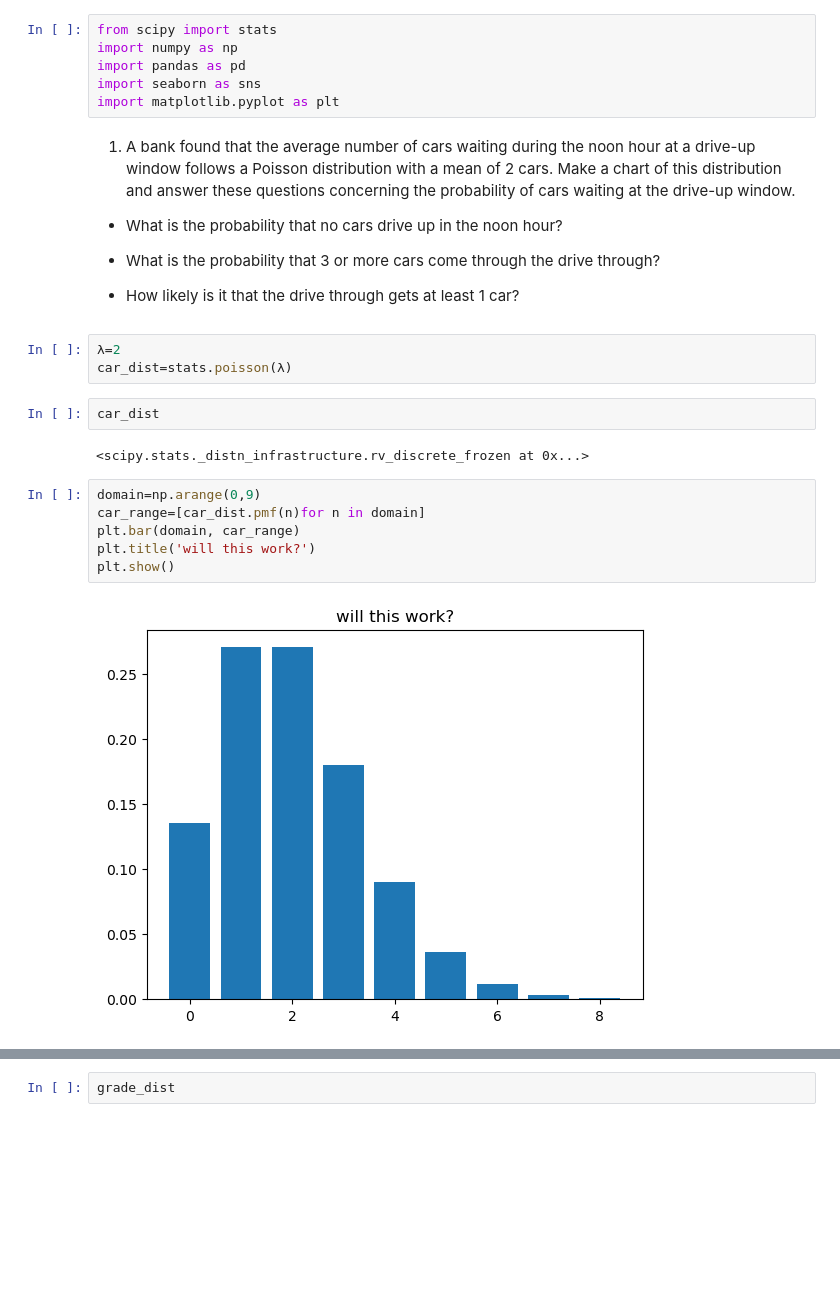
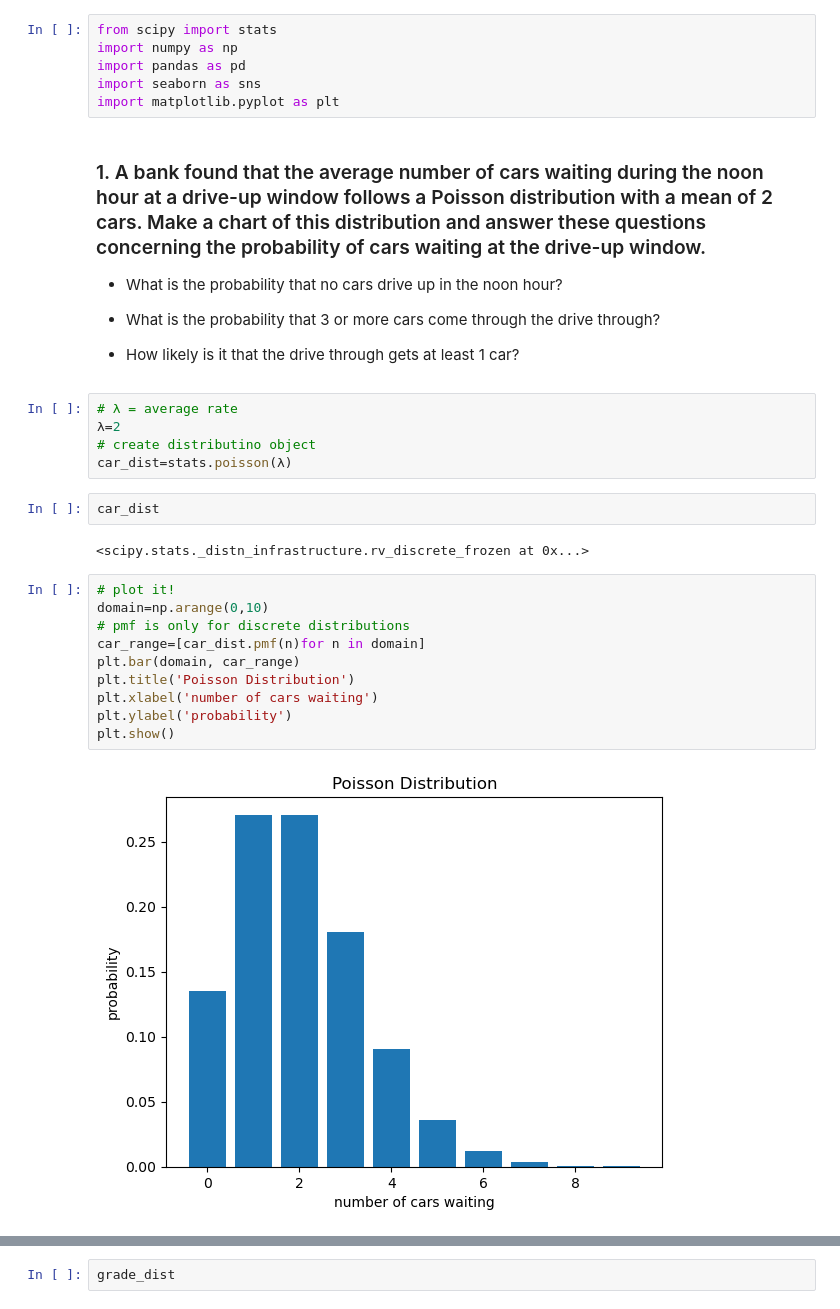
Before and after one commit to Luis-Martinez1/statistics-exercises, a Jupyter notebook: probability_distributions.ipynb, the cells around one changed output, grey strips where cells are left out. Saved outputs shown, nothing was run; the diff lists cells and outputs as text; blank space fills up the shorter version.

Commit message:
finished last question

```diff
--- a/probability_distributions.ipynb
+++ b/probability_distributions.ipynb
@@ -5,8 +5,7 @@ import pandas as pd
 import seaborn as sns
 import matplotlib.pyplot as plt
 # %% [markdown]
-
- 1.  A bank found that the average number of cars waiting during the noon hour at a drive-up window follows a Poisson distribution with a mean of 2 cars. Make a chart of this distribution and answer these questions concerning the probability of cars waiting at the drive-up window.
+### 1.  A bank found that the average number of cars waiting during the noon hour at a drive-up window follows a Poisson distribution with a mean of 2 cars. Make a chart of this distribution and answer these questions concerning the probability of cars waiting at the drive-up window.
 
   -   What is the probability that no cars drive up in the noon hour?
 
@@ -16,19 +15,25 @@ import matplotlib.pyplot as plt
 
   -  How likely is it that the drive through gets at least 1 car?
 # %%
+# λ = average rate
 λ=2
+# create distributino object
 car_dist=stats.poisson(λ)
 # %%
 car_dist
 # %% [output]
 <scipy.stats._distn_infrastructure.rv_discrete_frozen at 0x...>
 # %%
-domain=np.arange(0,9)
+# plot it!
+domain=np.arange(0,10)
+# pmf is only for discrete distributions
 car_range=[car_dist.pmf(n)for n in domain]
 plt.bar(domain, car_range)
-plt.title('will this work?')
+plt.title('Poisson Distribution')
+plt.xlabel('number of cars waiting')
+plt.ylabel('probability')
 plt.show()
 # %% [output]
-[figure, old version]
+[figure, new version]
 # %%
 # What is the probability that no cars drive up in the noon hour?
```
Also changed, not shown: parts of 40 cells of this notebook.
